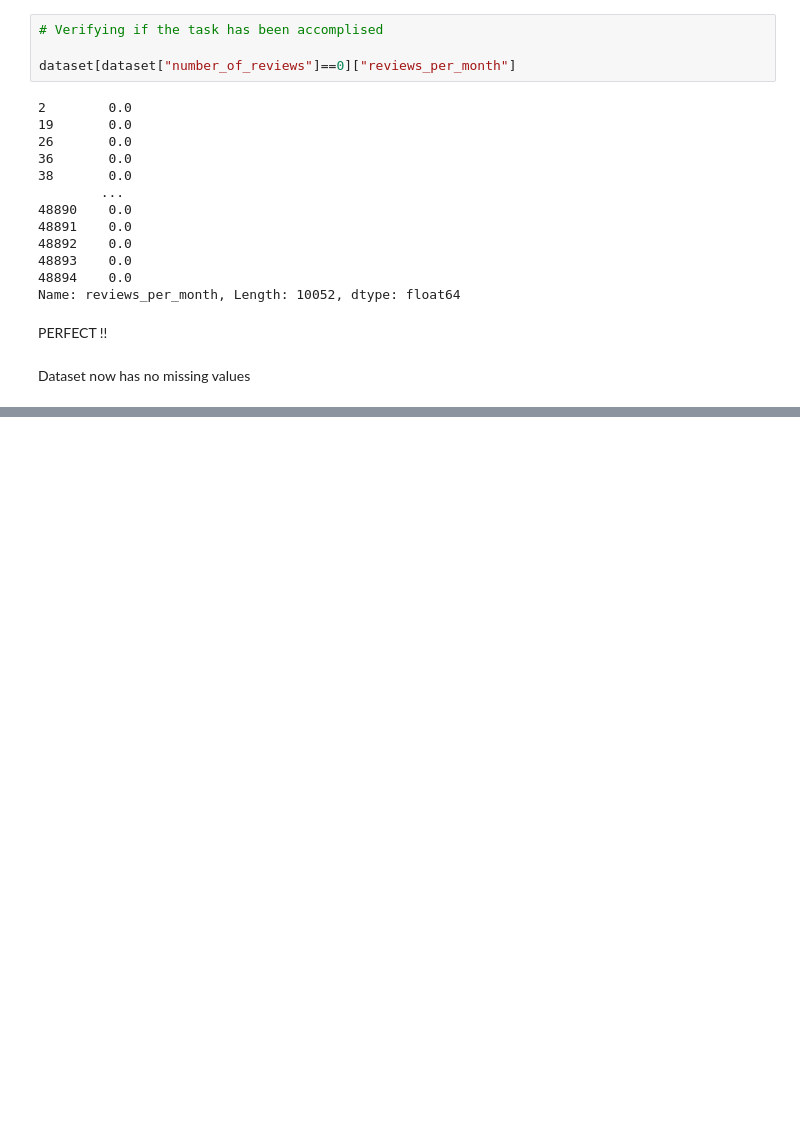
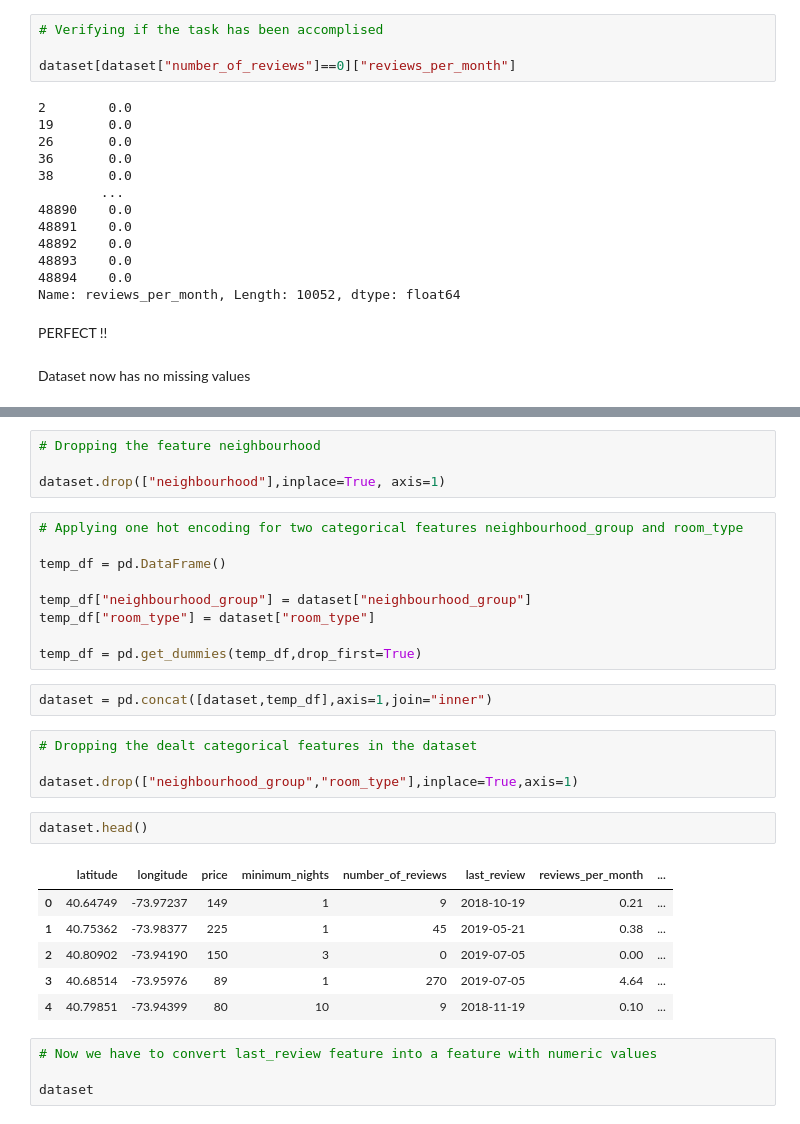
Before and after one commit to abhi-11nav/NewYork_HousingPrice, a Jupyter notebook: NewYork_Airbnb.ipynb, the cells around one changed output, grey strips where cells are left out. Drawn from its saved outputs; the diff is of its cells as text; blank space fills up the shorter version.

```diff
--- a/NewYork_Airbnb.ipynb
+++ b/NewYork_Airbnb.ipynb
@@ -227,0 +287,32 @@ Dataset now has no missing values
+# %%
+# Dropping the feature neighbourhood
+
+dataset.drop(["neighbourhood"],inplace=True, axis=1)
+# %%
+# Applying one hot encoding for two categorical features neighbourhood_group and room_type
+
+temp_df = pd.DataFrame()
+
+temp_df["neighbourhood_group"] = dataset["neighbourhood_group"]
+temp_df["room_type"] = dataset["room_type"]
+
+temp_df = pd.get_dummies(temp_df,drop_first=True)
+# %%
+dataset = pd.concat([dataset,temp_df],axis=1,join="inner")
+# %%
+# Dropping the dealt categorical features in the dataset
+
+dataset.drop(["neighbourhood_group","room_type"],inplace=True,axis=1)
+# %%
+dataset.head()
+# %% [output]
+|  | latitude | longitude | price | minimum_nights | number_of_reviews | last_review | reviews_per_month | ... |
+| 0 | 40.64749 | -73.97237 | 149 | 1 | 9 | 2018-10-19 | 0.21 | ... |
+| 1 | 40.75362 | -73.98377 | 225 | 1 | 45 | 2019-05-21 | 0.38 | ... |
+| 2 | 40.80902 | -73.94190 | 150 | 3 | 0 | 2019-07-05 | 0.00 | ... |
+| 3 | 40.68514 | -73.95976 | 89 | 1 | 270 | 2019-07-05 | 4.64 | ... |
+| 4 | 40.79851 | -73.94399 | 80 | 10 | 9 | 2018-11-19 | 0.10 | ... |
+# %%
+# Now we have to convert last_review feature into a feature with numeric values
+
+dataset
```
Also changed, not shown: parts of 8 cells of this notebook.
